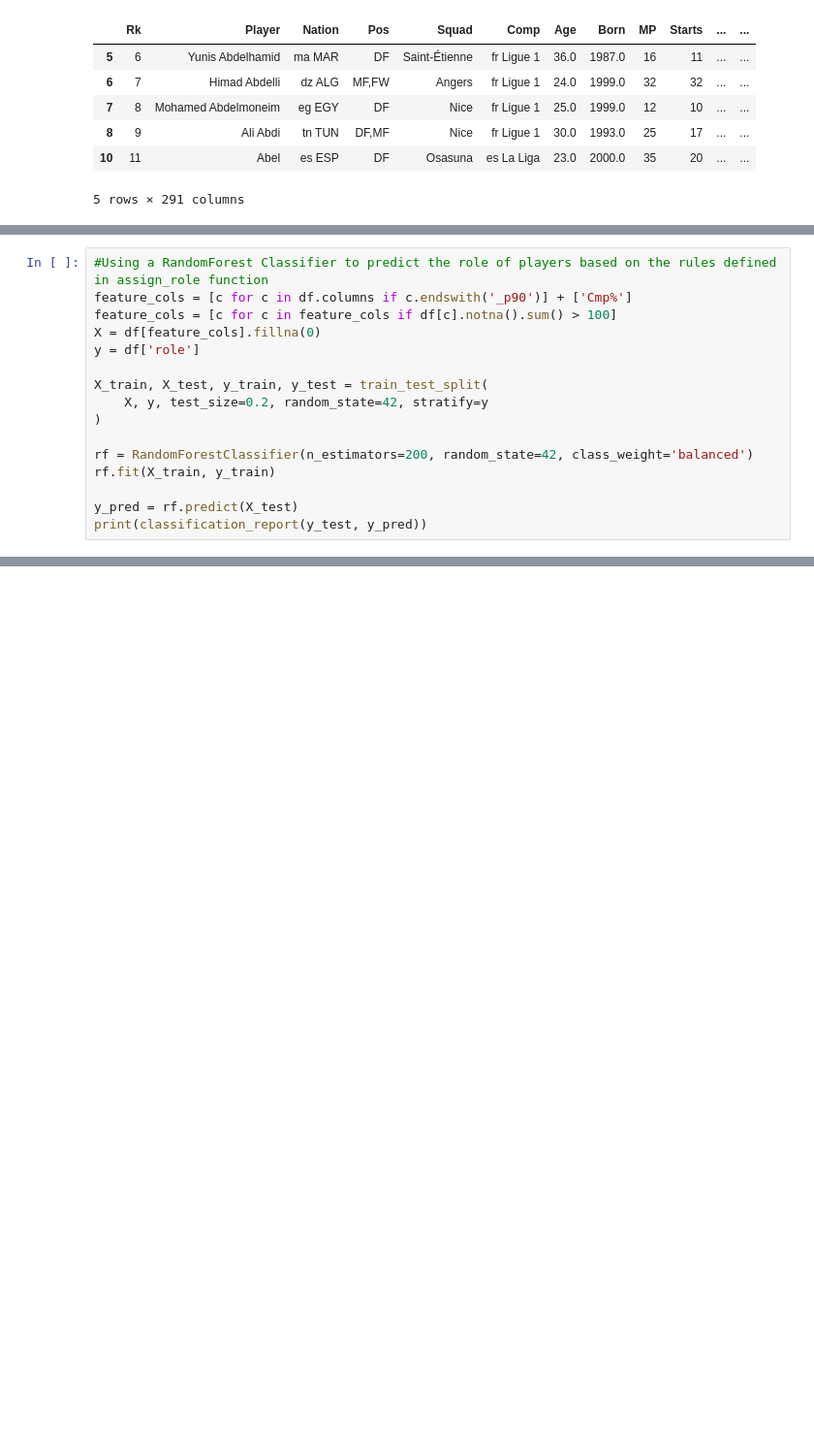
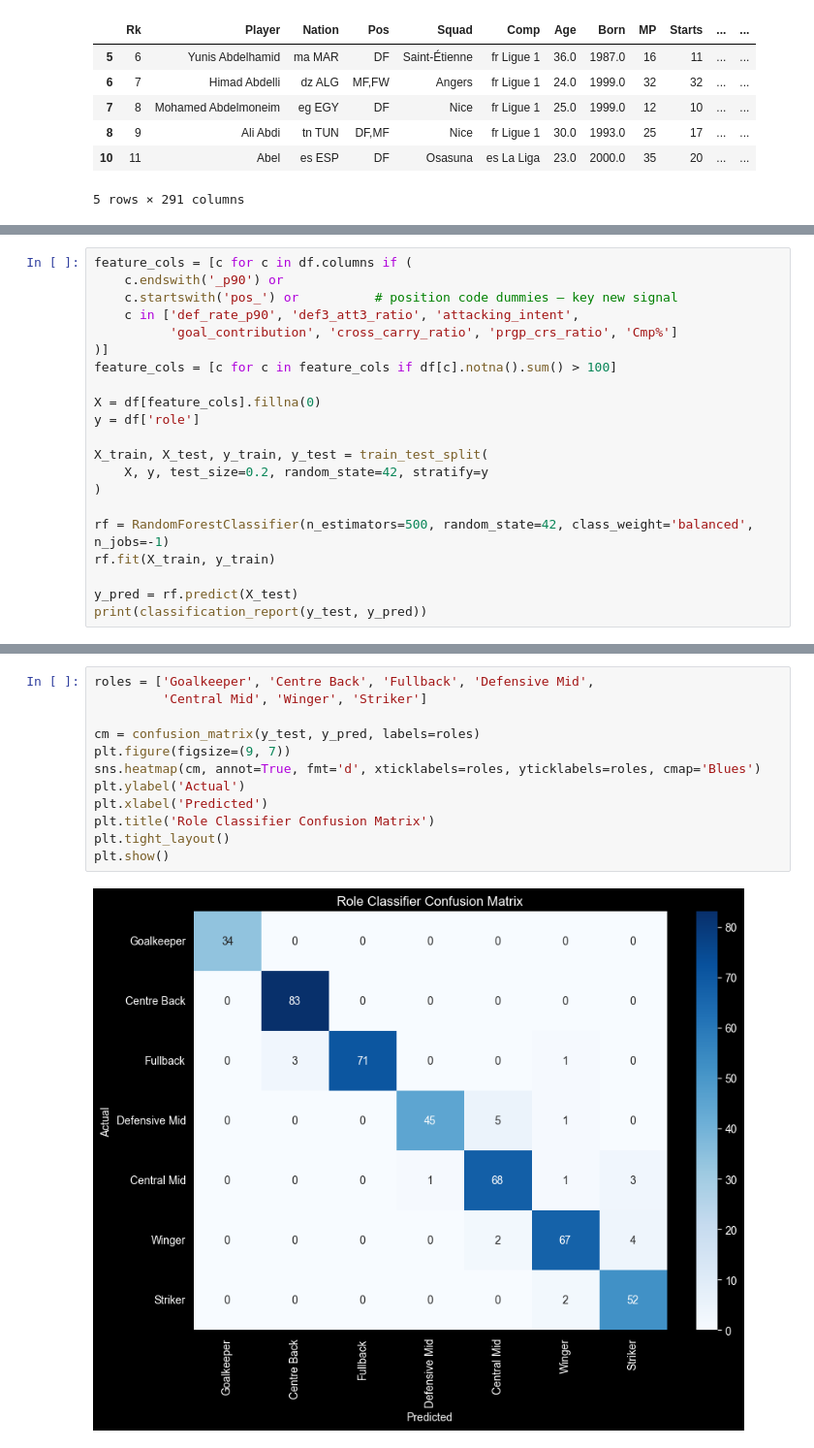
Before and after one commit to sickton/dugout, a Jupyter notebook: dugout-ml/notebooks/role_classifier.ipynb, the cells around one changed output, grey strips where cells are left out. Shown at 97% size. Saved outputs shown, nothing was run; the diff lists cells and outputs as text; blank space fills up the shorter version.

```diff
--- a/dugout-ml/notebooks/role_classifier.ipynb
+++ b/dugout-ml/notebooks/role_classifier.ipynb
@@ -150,8 +207,13 @@ Striker          144
 Name: count, dtype: int64
 # %%
-#Using a RandomForest Classifier to predict the role of players based on the rules defined in assign_role function
-feature_cols = [c for c in df.columns if c.endswith('_p90')] + ['Cmp%']
+feature_cols = [c for c in df.columns if (
+    c.endswith('_p90') or
+    c.startswith('pos_') or          # position code dummies — key new signal
+    c in ['def_rate_p90', 'def3_att3_ratio', 'attacking_intent',
+          'goal_contribution', 'cross_carry_ratio', 'prgp_crs_ratio', 'Cmp%']
+)]
 feature_cols = [c for c in feature_cols if df[c].notna().sum() > 100]
+
 X = df[feature_cols].fillna(0)
 y = df['role']
 
@@ -159,7 +221,7 @@ X_train, X_test, y_train, y_test = train_test_split(
     X, y, test_size=0.2, random_state=42, stratify=y
 )
 
-rf = RandomForestClassifier(n_estimators=200, random_state=42, class_weight='balanced')
+rf = RandomForestClassifier(n_estimators=500, random_state=42, class_weight='balanced', n_jobs=-1)
 rf.fit(X_train, y_train)
 
 y_pred = rf.predict(X_test)
@@ -201,0 +302,14 @@ print(check.to_string())
+# %%
+roles = ['Goalkeeper', 'Centre Back', 'Fullback', 'Defensive Mid',
+         'Central Mid', 'Winger', 'Striker']
+
+cm = confusion_matrix(y_test, y_pred, labels=roles)
+plt.figure(figsize=(9, 7))
+sns.heatmap(cm, annot=True, fmt='d', xticklabels=roles, yticklabels=roles, cmap='Blues')
+plt.ylabel('Actual')
+plt.xlabel('Predicted')
+plt.title('Role Classifier Confusion Matrix')
+plt.tight_layout()
+plt.show()
+# %% [output]
+[figure, added]
```
Also changed, not shown: parts of 14 cells of this notebook, 3 other files.
